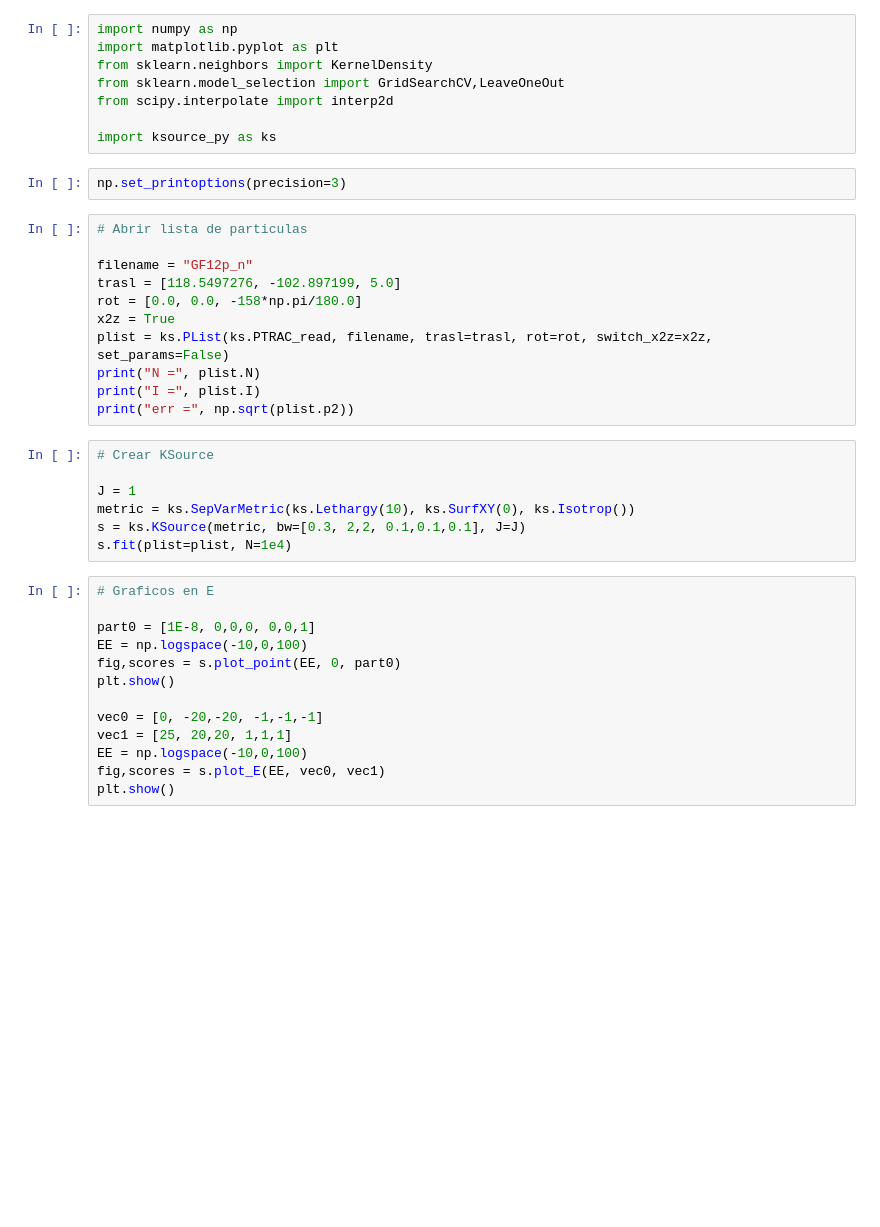
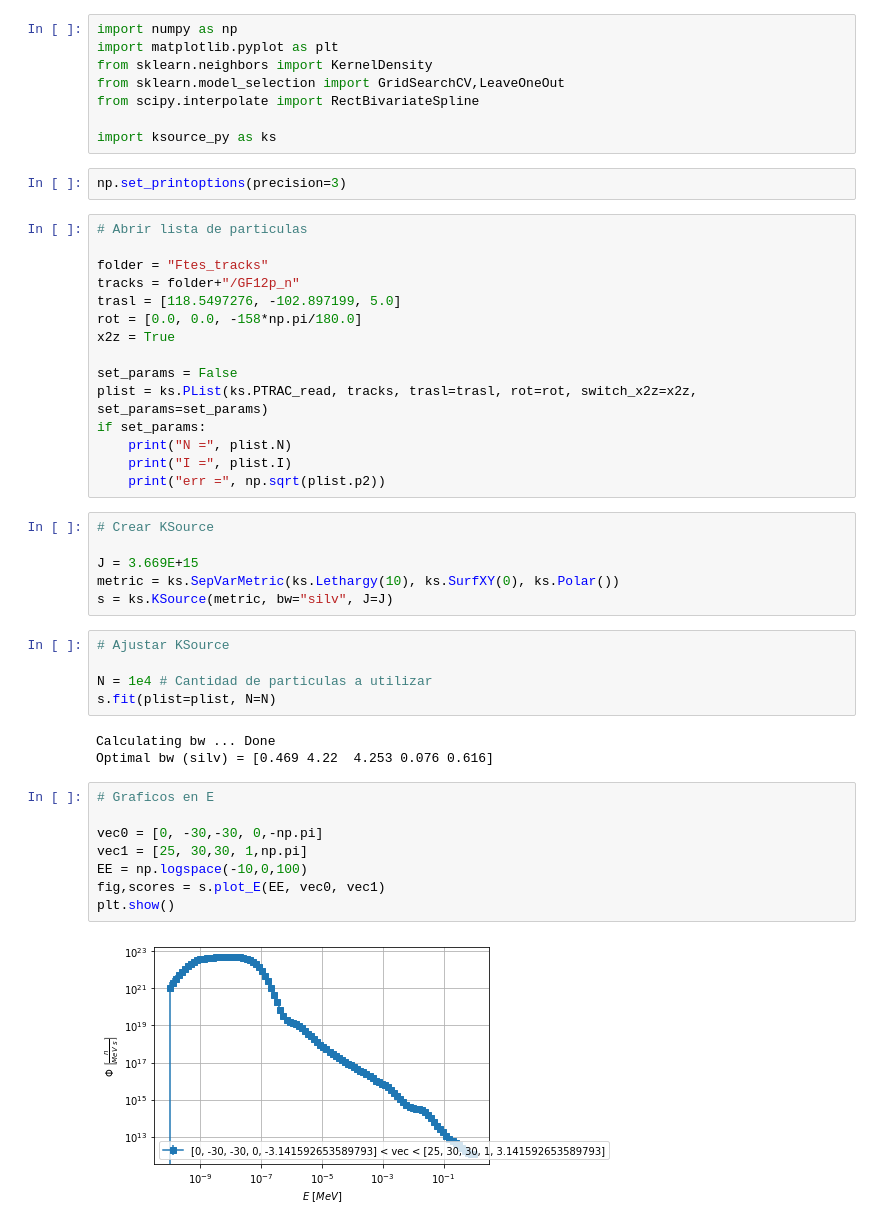
Before and after one commit to KDSource/KDSource, a Jupyter notebook: Auxiliares/plot.ipynb, the cells around one changed output. Cells and saved outputs as stored; diff of their text form; blank space fills up the shorter version.

```diff
--- a/Auxiliares/plot.ipynb
+++ b/Auxiliares/plot.ipynb
@@ -3,7 +3,7 @@ import numpy as np
 import matplotlib.pyplot as plt
 from sklearn.neighbors import KernelDensity
 from sklearn.model_selection import GridSearchCV,LeaveOneOut
-from scipy.interpolate import interp2d
+from scipy.interpolate import RectBivariateSpline
 
 import ksource_py as ks
 # %%
@@ -11,34 +11,42 @@ np.set_printoptions(precision=3)
 # %%
 # Abrir lista de particulas
 
-filename = "GF12p_n"
+folder = "Ftes_tracks"
+tracks = folder+"/GF12p_n"
 trasl = [118.5497276, -102.897199, 5.0]
 rot = [0.0, 0.0, -158*np.pi/180.0]
 x2z = True
-plist = ks.PList(ks.PTRAC_read, filename, trasl=trasl, rot=rot, switch_x2z=x2z, set_params=False)
-print("N =", plist.N)
-print("I =", plist.I)
-print("err =", np.sqrt(plist.p2))
+
+set_params = False
+plist = ks.PList(ks.PTRAC_read, tracks, trasl=trasl, rot=rot, switch_x2z=x2z, set_params=set_params)
+if set_params:
+    print("N =", plist.N)
+    print("I =", plist.I)
+    print("err =", np.sqrt(plist.p2))
 # %%
 # Crear KSource
 
-J = 1
-metric = ks.SepVarMetric(ks.Lethargy(10), ks.SurfXY(0), ks.Isotrop())
-s = ks.KSource(metric, bw=[0.3, 2,2, 0.1,0.1,0.1], J=J)
-s.fit(plist=plist, N=1e4)
+J = 3.669E+15
+metric = ks.SepVarMetric(ks.Lethargy(10), ks.SurfXY(0), ks.Polar())
+s = ks.KSource(metric, bw="silv", J=J)
+# %%
+# Ajustar KSource
+
+N = 1e4 # Cantidad de particulas a utilizar
+s.fit(plist=plist, N=N)
+# %% [output]
+Calculating bw ... Done
+Optimal bw (silv) = [0.469 4.22  4.253 0.076 0.616]
 # %%
 # Graficos en E
 
-part0 = [1E-8, 0,0,0, 0,0,1]
-EE = np.logspace(-10,0,100)
-fig,scores = s.plot_point(EE, 0, part0)
-plt.show()
-
-vec0 = [0, -20,-20, -1,-1,-1]
-vec1 = [25, 20,20, 1,1,1]
+vec0 = [0, -30,-30, 0,-np.pi]
+vec1 = [25, 30,30, 1,np.pi]
 EE = np.logspace(-10,0,100)
 fig,scores = s.plot_E(EE, vec0, vec1)
 plt.show()
+# %% [output]
+[figure, added]
 # %%
 # Graficos en xy
 
```
Also changed, not shown: parts of 4 cells of this notebook, 6 other files.
